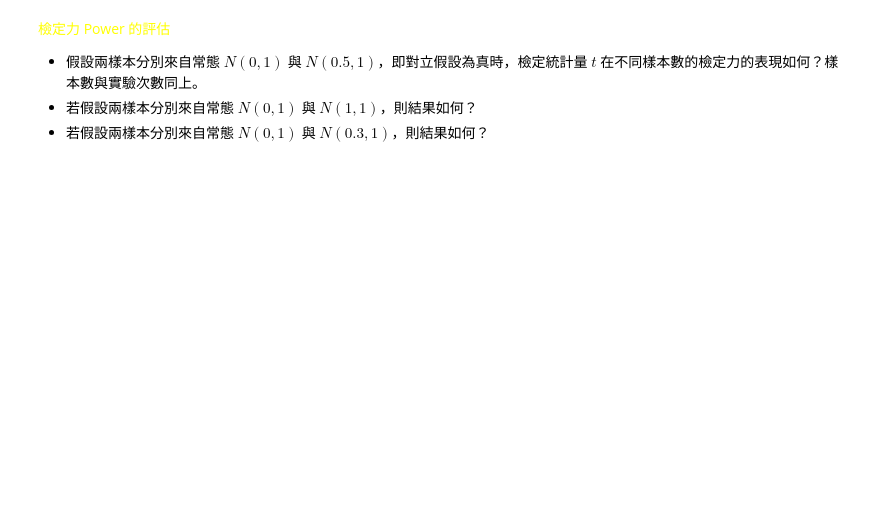
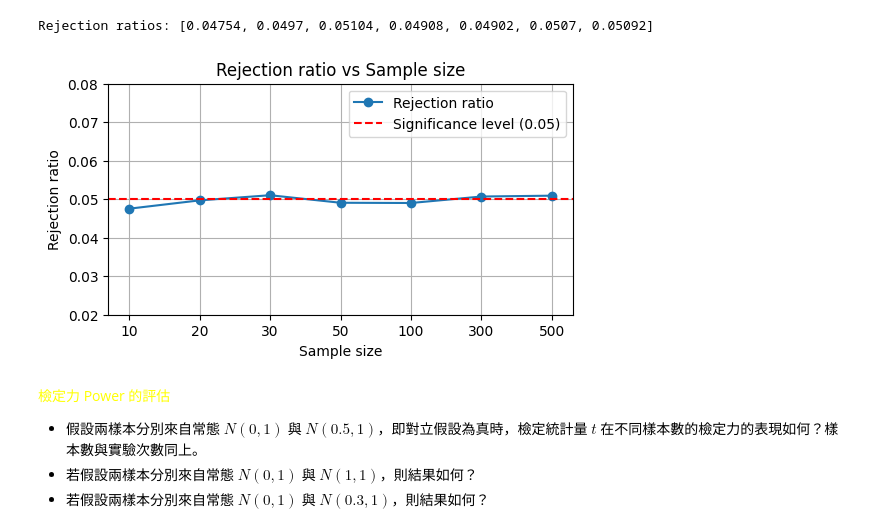
Before and after one commit to ntpuccw/InClassCoding, a Jupyter notebook: gar1007.ipynb, the cells around one changed output. Drawn from its saved outputs; the diff is of its cells as text; code cells hidden in the pictures; blank space fills up the shorter version.

```diff
--- a/gar1007.ipynb
+++ b/gar1007.ipynb
@@ -27,3 +74,52 @@ $$\alpha = P_{rob}(\text{拒絕 } H_0 | H_0 \text{ 為真}) $$
+# %%
+import numpy as np
+from scipy.stats import ttest_ind
+# take n samples from a normal distribution with mean 0 and standard deviation 1
+# repeat this sampling N times to create two independent samples
+N = 50000
+n = [10, 20, 30, 50, 100, 300, 500]
+alfa = 0.05
+# loop over different sample sizes and record the proportion of times the null hypothesis is rejected
+# keep the rejection ratio for each sample size
+rejection_ratios = []
+
+for n_val in n:
+    samples1 = np.random.normal(0, 1, size=(n_val, N))
+    samples2 = np.random.normal(0, 1, size=(n_val, N))
+
+    # compute t statistic
+    t_statistic, p_value = ttest_ind(samples1, samples2)
+
+    reject_ratio = np.mean(p_value < alfa)
+    # print(f"Sample size: {n_val}, Reject ratio: {reject_ratio:.4f}")
+    rejection_ratios.append(reject_ratio)
+
+print(f"Rejection ratios: {rejection_ratios}")
+# draw a plot of the rejection ratios against the sample sizes
+import matplotlib.pyplot as plt
+
+
+fig = plt.figure(figsize=(6, 3))
+
+x = range(len(n))
+plt.plot(x, rejection_ratios, 'o-', label='Rejection ratio')
+plt.xticks(x, n)
+# draw a horizontal line at y=0.05
+plt.axhline(y=alfa, color='r', linestyle='--', label='Significance level (0.05)')
+plt.xlabel("Sample size")
+plt.ylabel("Rejection ratio")
+
+# add a legend
+plt.legend()
+plt.title("Rejection ratio vs Sample size")
+# add grid lines
+plt.grid()
+# expand the y-axis to show the rejection ratio more clearly
+plt.ylim(0.02, 0.08)
+plt.show()
+# %% [output]
+Rejection ratios: [0.04754, 0.0497, 0.05104, 0.04908, 0.04902, 0.0507, 0.05092]
+[figure, added]
 # %% [markdown]
 <font color=yellow>檢定力 Power 的評估</font>
 
```
Also changed, not shown: parts of 6 cells of this notebook.
